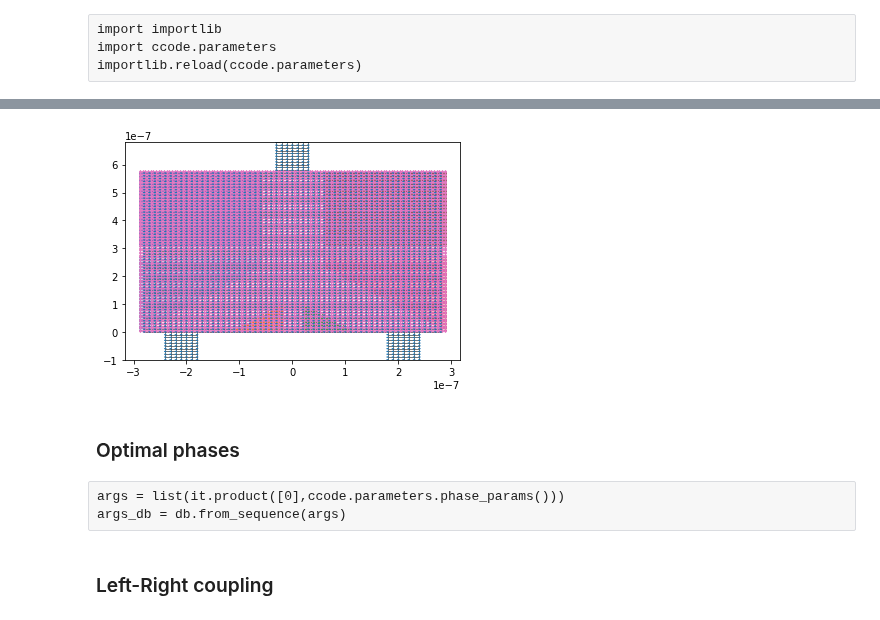
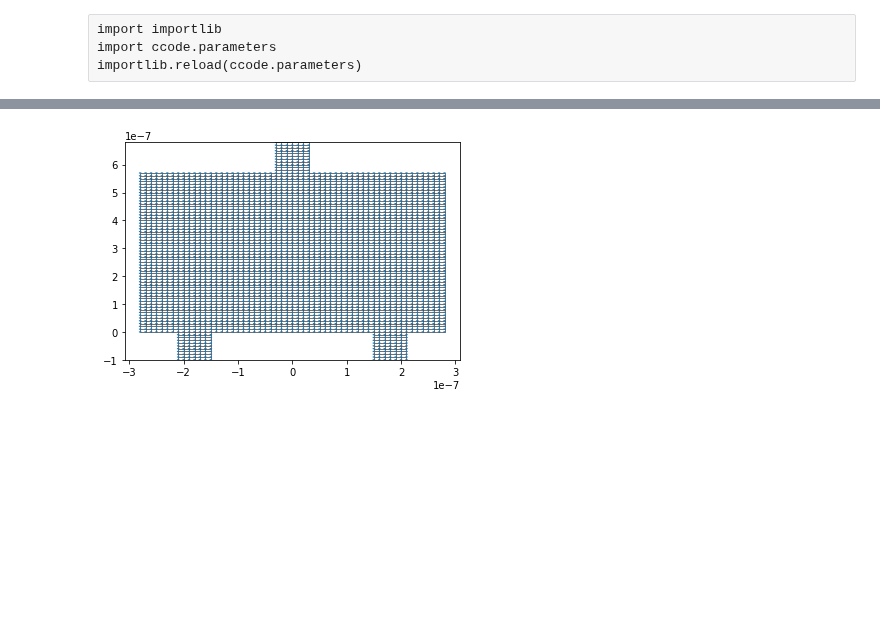
Before and after one commit to Satin21/Trijunction, a Jupyter notebook: analysis/Y.ipynb, the cells around one changed output, grey strips where cells are left out. Drawn from its saved outputs; the diff is of its cells as text; code cells hidden in the pictures; blank space fills up the shorter version.

```diff
--- a/analysis/Y.ipynb
+++ b/analysis/Y.ipynb
@@ -409,8 +348,8 @@ boundaries = np.array(boundaries) * a
 geometry ={'nw_l': l, 'nw_w': w,
            's_w': boundaries[1] - boundaries[0],
            's_l': boundaries[3] - boundaries[2],
-           'centers':[[-R_a+width_a/np.sqrt(2), 0],
-                      [-(-R_a+width_a/np.sqrt(2)), 0],
+           'centers':[[-R_a+width_a/np.sqrt(2)+0.25e-7, 0],
+                      [-(-R_a+width_a/np.sqrt(2))-0.25e-7, 0],
                       [0,boundaries[3]+l-a]
                      ]
           }
@@ -429,14 +378,13 @@ Wall time: 276 ms
 # %%
 fig, ax = plt.subplots()
-kwant.plot(trijunction, ax=ax)
+kwant.plot(trijunction, ax=ax, lead_site_size = 4)
 ax.set_ylim(-10*a, boundaries[3]+10*a)
 grid_points = poisson_system.grid.points
 voltage_regions = poisson_system.regions.voltage.tag_points
 
-for name, indices in voltage_regions.items():
-    grid_to_plot = a*grid_points[indices][:, [0, 1]]
-    ax.scatter(grid_to_plot[:, 0], grid_to_plot[:, 1], s = 0.5)
+# for name, indices in voltage_regions.items():
+#     if name not in ['global_accumul']:
+#         grid_to_plot = a*grid_points[indices][:, [0, 1]]
+#         ax.scatter(grid_to_plot[:, 0], grid_to_plot[:, 1], s = 0.5)
 # %% [output]
-[figure, old version]
+[figure, new version]
-# %% [markdown]
-### Optimal phases
@@ -452,5 +390,0 @@ def wrap(arg):
-# %% [raw]
-args = list(it.product([0],ccode.parameters.phase_params()))
-args_db = db.from_sequence(args)
-# %% [markdown]
-### Left-Right coupling
```
Also changed, not shown: parts of 71 cells of this notebook, 1 other file.
